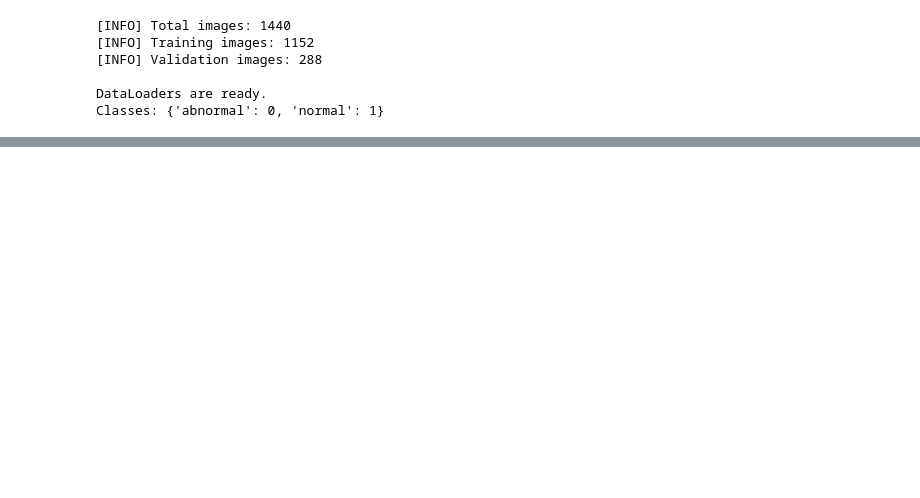
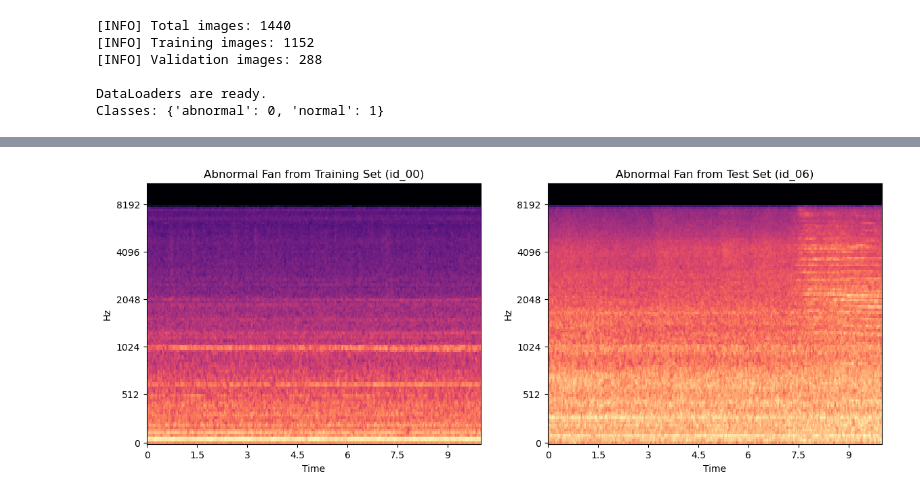
Before and after one commit to ayushpradhan-dev/audio-predictive-maintenance-mlops, a Jupyter notebook: notebooks/03-model-training-and-evaluation.ipynb, the cells around one changed output, grey strips where cells are left out. Saved outputs shown, nothing was run; the diff lists cells and outputs as text; code cells hidden in the pictures; blank space fills up the shorter version.

```diff
--- a/notebooks/03-model-training-and-evaluation.ipynb
+++ b/notebooks/03-model-training-and-evaluation.ipynb
@@ -121,0 +210,22 @@ Classes: {'abnormal': 0, 'normal': 1}
+# %%
+import librosa
+
+# Load one abnormal file from the test set (id_06)
+test_file_path = "../data/fan/id_06/abnormal/00000000.wav"
+y_test, sr_test = librosa.load(test_file_path)
+spec_test = librosa.power_to_db(librosa.feature.melspectrogram(y=y_test, sr=sr_test), ref=np.max)
+
+# Load one abnormal file from the training set (e.g., id_00)
+train_file_path = "../data/fan/id_00/abnormal/00000000.wav"
+y_train, sr_train = librosa.load(train_file_path)
+spec_train = librosa.power_to_db(librosa.feature.melspectrogram(y=y_train, sr=sr_train), ref=np.max)
+
+# Plot them side-by-side
+fig, ax = plt.subplots(nrows=1, ncols=2, figsize=(14, 5))
+librosa.display.specshow(spec_train, sr=sr_train, x_axis='time', y_axis='mel', ax=ax[0])
+ax[0].set_title('Abnormal Fan from Training Set (id_00)')
+librosa.display.specshow(spec_test, sr=sr_test, x_axis='time', y_axis='mel', ax=ax[1])
+ax[1].set_title('Abnormal Fan from Test Set (id_06)')
+plt.show()
+# %% [output]
+[figure, added]
```
Also changed, not shown: parts of 10 cells of this notebook, 7 other files.
